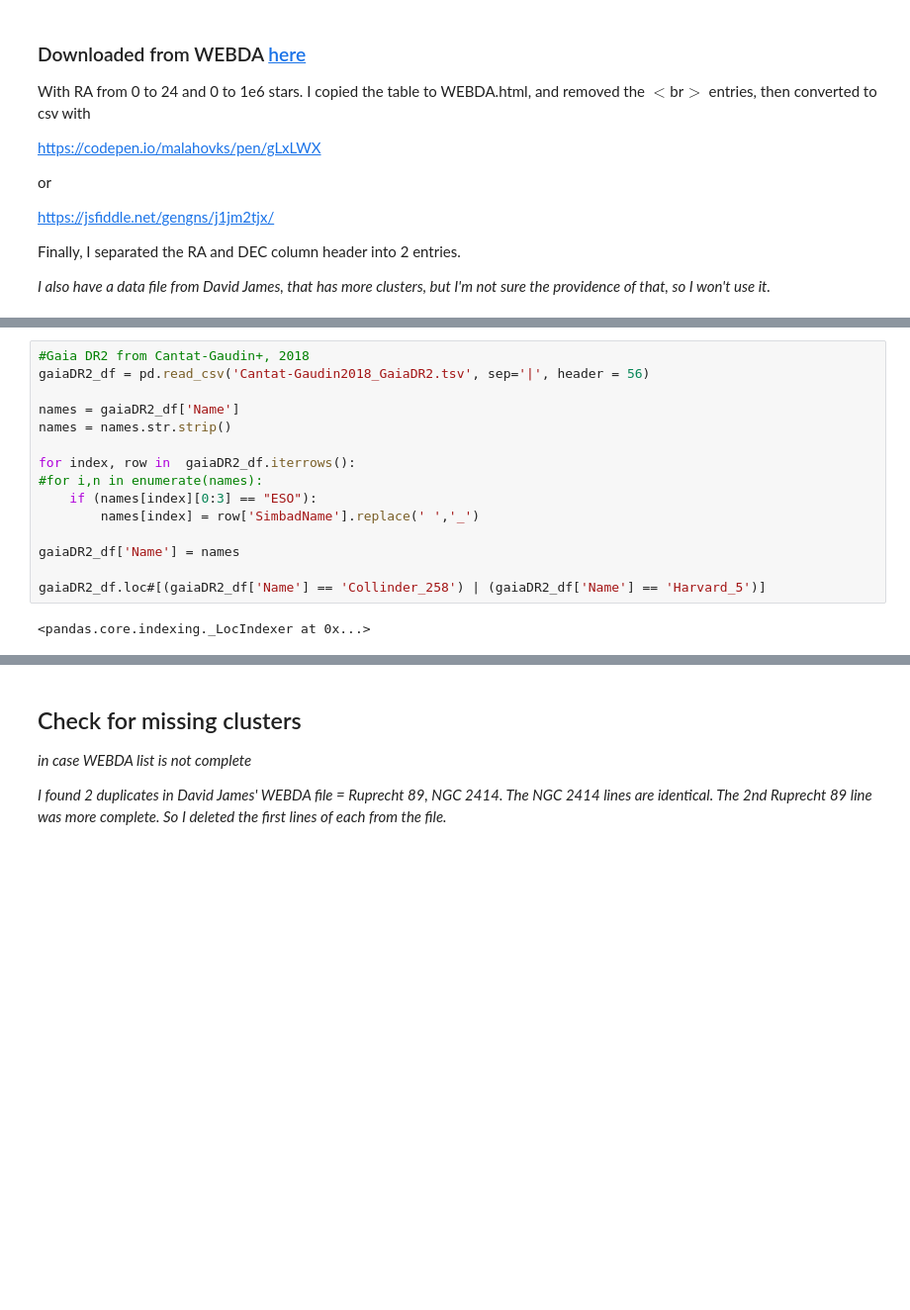
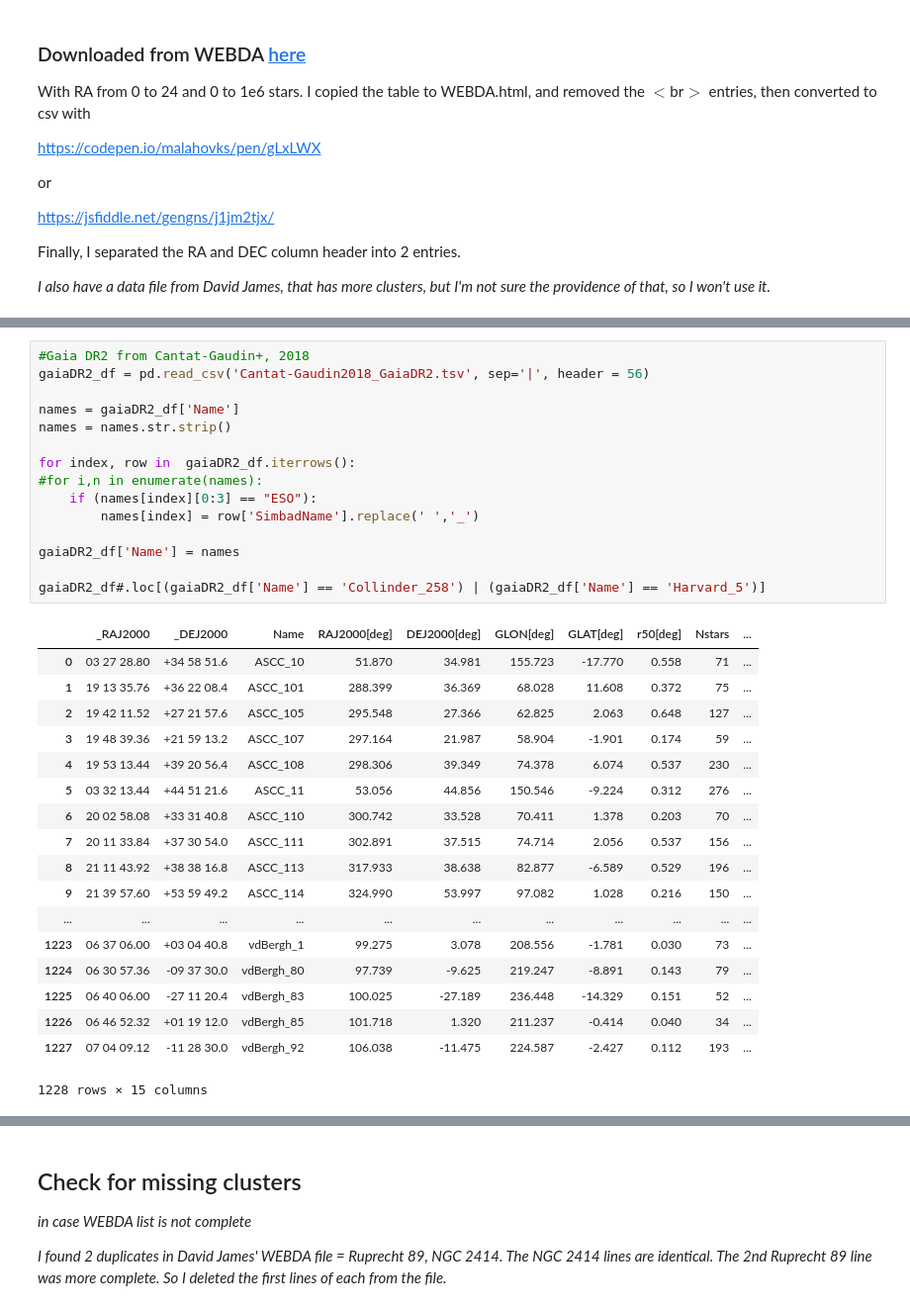
Before and after one commit to ageller/compileOCs, a Jupyter notebook: compileOCdata.ipynb, the cells around one changed output, grey strips where cells are left out. Shown at 99% size. Cells and saved outputs as stored; diff of their text form; blank space fills up the shorter version.

```diff
--- a/compileOCdata.ipynb
+++ b/compileOCdata.ipynb
@@ -252,17 +329,34 @@ vandenbergh_df
 # %%
 #Gaia DR2 from Cantat-Gaudin+, 2018
 gaiaDR2_df = pd.read_csv('Cantat-Gaudin2018_GaiaDR2.tsv', sep='|', header = 56)
 
 names = gaiaDR2_df['Name']
 names = names.str.strip()
 
 for index, row in  gaiaDR2_df.iterrows():
 #for i,n in enumerate(names):
     if (names[index][0:3] == "ESO"):
         names[index] = row['SimbadName'].replace(' ','_')
 
 gaiaDR2_df['Name'] = names
 
-gaiaDR2_df.loc#[(gaiaDR2_df['Name'] == 'Collinder_258') | (gaiaDR2_df['Name'] == 'Harvard_5')]
+gaiaDR2_df#.loc[(gaiaDR2_df['Name'] == 'Collinder_258') | (gaiaDR2_df['Name'] == 'Harvard_5')]
 # %% [output]
+|  | _RAJ2000 | _DEJ2000 | Name | RAJ2000[deg] | DEJ2000[deg] | GLON[deg] | GLAT[deg] | r50[deg] | Nstars | ... |
+| 0 | 03 27 28.80 | +34 58 51.6 | ASCC_10 | 51.870 | 34.981 | 155.723 | -17.770 | 0.558 | 71 | ... |
+| 1 | 19 13 35.76 | +36 22 08.4 | ASCC_101 | 288.399 | 36.369 | 68.028 | 11.608 | 0.372 | 75 | ... |
+| 2 | 19 42 11.52 | +27 21 57.6 | ASCC_105 | 295.548 | 27.366 | 62.825 | 2.063 | 0.648 | 127 | ... |
+| 3 | 19 48 39.36 | +21 59 13.2 | ASCC_107 | 297.164 | 21.987 | 58.904 | -1.901 | 0.174 | 59 | ... |
+| 4 | 19 53 13.44 | +39 20 56.4 | ASCC_108 | 298.306 | 39.349 | 74.378 | 6.074 | 0.537 | 230 | ... |
+| 5 | 03 32 13.44 | +44 51 21.6 | ASCC_11 | 53.056 | 44.856 | 150.546 | -9.224 | 0.312 | 276 | ... |
+| 6 | 20 02 58.08 | +33 31 40.8 | ASCC_110 | 300.742 | 33.528 | 70.411 | 1.378 | 0.203 | 70 | ... |
+| 7 | 20 11 33.84 | +37 30 54.0 | ASCC_111 | 302.891 | 37.515 | 74.714 | 2.056 | 0.537 | 156 | ... |
+| 8 | 21 11 43.92 | +38 38 16.8 | ASCC_113 | 317.933 | 38.638 | 82.877 | -6.589 | 0.529 | 196 | ... |
+| 9 | 21 39 57.60 | +53 59 49.2 | ASCC_114 | 324.990 | 53.997 | 97.082 | 1.028 | 0.216 | 150 | ... |
+| ... | ... | ... | ... | ... | ... | ... | ... | ... | ... | ... |
+| 1223 | 06 37 06.00 | +03 04 40.8 | vdBergh_1 | 99.275 | 3.078 | 208.556 | -1.781 | 0.030 | 73 | ... |
+| 1224 | 06 30 57.36 | -09 37 30.0 | vdBergh_80 | 97.739 | -9.625 | 219.247 | -8.891 | 0.143 | 79 | ... |
+| 1225 | 06 40 06.00 | -27 11 20.4 | vdBergh_83 | 100.025 | -27.189 | 236.448 | -14.329 | 0.151 | 52 | ... |
+| 1226 | 06 46 52.32 | +01 19 12.0 | vdBergh_85 | 101.718 | 1.320 | 211.237 | -0.414 | 0.040 | 34 | ... |
+| 1227 | 07 04 09.12 | -11 28 30.0 | vdBergh_92 | 106.038 | -11.475 | 224.587 | -2.427 | 0.112 | 193 | ... |
-<pandas.core.indexing._LocIndexer at 0x...>
+1228 rows × 15 columns
```
Also changed, not shown: parts of 25 cells of this notebook, 8 other files.
